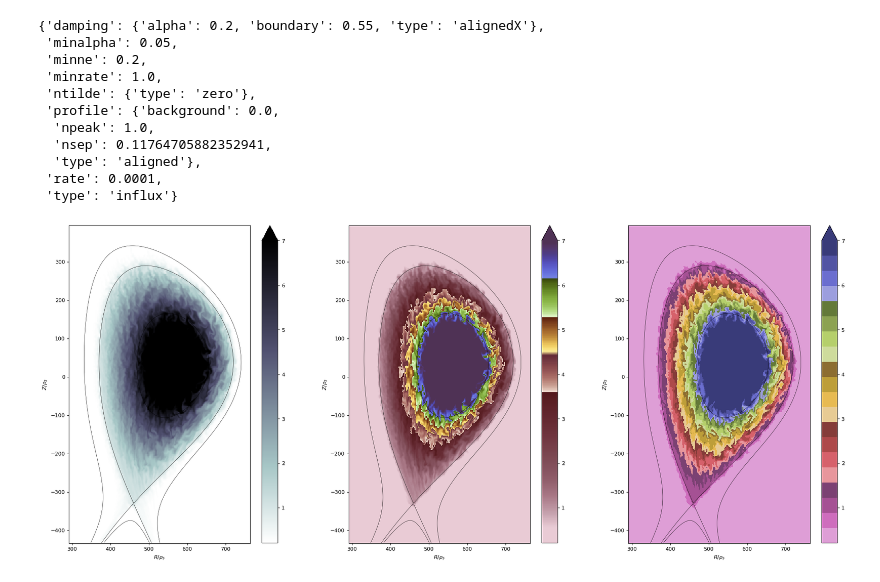
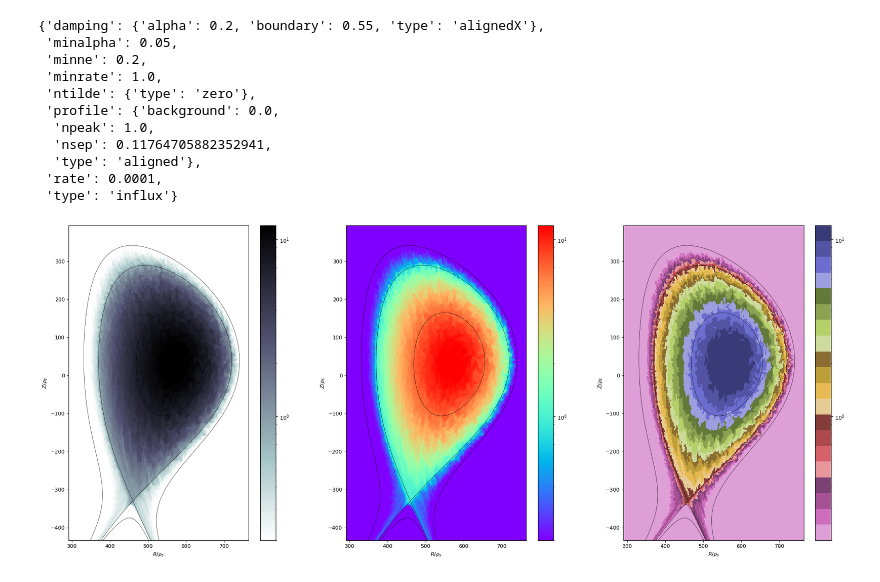
Before and after one commit to mwiesenberger/data-analysis-3d, a Jupyter notebook: Videos2d.ipynb, the cells around one changed output. Cells and saved outputs as stored; diff of their text form; code cells hidden in the pictures.

Commit message:
Commit own colormap convertor
and repair vis notebook

```diff
--- a/Videos2d.ipynb
+++ b/Videos2d.ipynb
@@ -141,8 +151,8 @@ colors2 = plt.cm.bone_r(np.linspace(0.0, 1, 128))
 mycolors = np.vstack((colors1, colors2))
 cmap = colors.LinearSegmentedColormap.from_list('MagmaBone', mycolors)
 plt.register_cmap('BoneBone',cmap)
-cmap = cm.make_cmap( 'colormap.xml')
-plt.register_cmap('continuous-tab20b',cmap)
+# cmap = convert.xml2cmap( 'colormap.xml')
+# plt.register_cmap('continuous-tab20b',cmap)
 # %%
 # dark-is-more bias
 # artificially extend RAM? to plot
@@ -155,38 +165,38 @@ fig,axi=plt.subplots(nrows, ncols,figsize=(ncols*3*3,nrows*3*3.7),dpi= 80, facec
 data = da['electrons_2d'][-1,:,:]
 rhop = da['Rho_p'][0,:,:]
 Z = da['zc'][0,0,:,:]
-for color in ['bone_r','continuous-tab20b','tab20b_r'] :
+for color in ['bone_r','rainbow','tab20b_r'] :
     ax = axi[idx]
 
     # data = np.ma.masked_where( (rhop>1.15) | (  (rhop<0.97) & (Z < -350)), data)
     # data=np.ma.masked_where( data<0.21, data)
 
     cmap = plt.get_cmap( color).copy()
     cmap.set_bad('white')
     # cmap.set_bad('black')
-#     norm = colors.LogNorm(vmin = 0.2, vmax = 7)
+    norm = colors.LogNorm(vmin = 0.2, vmax = 12)
 #     norm = colors.TwoSlopeNorm( vmin=0.2, vcenter=1, vmax=7)
-    norm = colors.Normalize( vmin = 0.2, vmax = 7)
+#     norm = colors.Normalize( vmin = 0.2, vmax = 12)
     pcm = ax.pcolormesh( da['x'], da['y'], data,
                     norm=norm,
                     shading='auto', # more pixely
     #                 shading='gouraud',
                     cmap=cmap,
                     rasterized=True)
     im = ax.contour( da['x'], da['y'], da["Rho_p"][0,:,:],
                     levels=[1,lvls[0]], linewidths=.5,colors='k')
     im = ax.contour( da['x'], da['y'][0:50], da["Rho_p"][0,0:50,:],
                     levels=[lvls[1]], linewidths=.5,colors='k')
     im = ax.contour( da['x'], da['y'], da["Rho_p"][0,:,:],
                     levels=[da.source['damping']['boundary']], linewidths=.5,colors='k')
     ax.set_aspect('equal')
     ax.set_xlabel( r"$R/\rho_s$")
     ax.set_ylabel( r"$Z/\rho_s$")
-    fig.colorbar(pcm, ax=ax, extend='max',)
+    fig.colorbar(pcm, ax=ax,)
     idx = idx+1
 plt.show()
 # %% [output]
-[figure, old version]
+[figure, new version]
 # %%
 # da.feltor.animate_list(
 #     variables=[da['electrons_2d'],da['Ue_2d'],da['Ui_2d'],da['vorticity_2d']],
```
Also changed, not shown: parts of 14 cells of this notebook, 2 other files.
